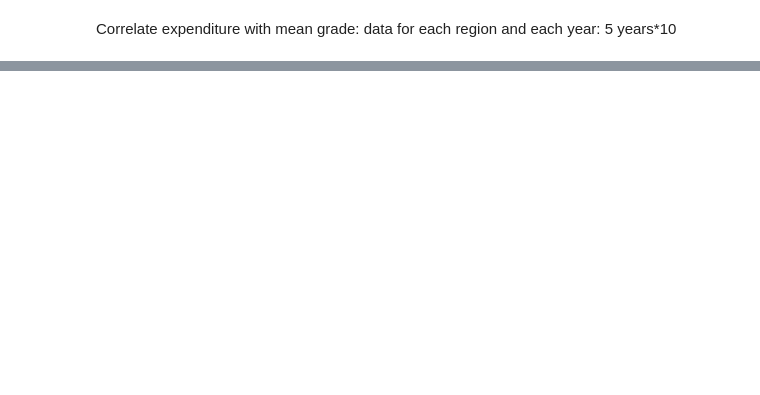
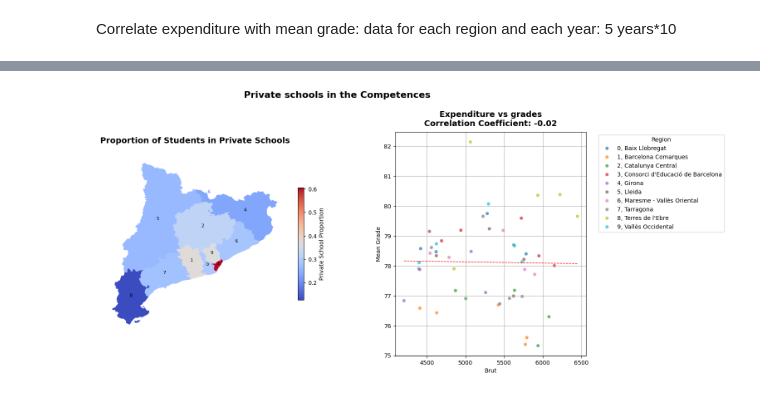
Before and after one commit to edejuan2002/avdm_Competecies, a Jupyter notebook: Eduardo/ed_approach.ipynb, the cells around one changed output, grey strips where cells are left out. Drawn from its saved outputs; the diff is of its cells as text; code cells hidden in the pictures; blank space fills up the shorter version.

```diff
--- a/Eduardo/ed_approach.ipynb
+++ b/Eduardo/ed_approach.ipynb
@@ -492,0 +344,77 @@ RangeIndex(start=0, stop=4160, step=1)
+# %%
+# Define the figure and grid layout
+fig = plt.figure(figsize=(15, 7))
+gs = fig.add_gridspec(1, 2, width_ratios=[1.2, 1], wspace=0.3)  # Adjust width ratios and spacing
+
+# --- Plot 1: Map ---
+ax1 = fig.add_subplot(gs[0, 0])
+
+# Proportion map
+proportions2 = proportions.merge(regions, on='area_territorial')
+proportions_gdf = gpd.GeoDataFrame(proportions2, geometry='geometry')
+
+proportions_gdf.plot(
+    column='Privat',
+    ax=ax1,
+    legend=True,
+    cmap='coolwarm',
+    missing_kwds={"color": "lightgrey", "label": "No data"},
+    legend_kwds={'shrink': 0.5, 'label': 'Private School Proportion'}
+)
+
+# Add region codes as text on the map
+for idx, row in proportions_gdf.iterrows():
+    ax1.text(row.geometry.centroid.x, row.geometry.centroid.y,
+             row['code'], fontsize=8, ha='center', color='black')
+
+# Customize title and remove axes
+ax1.set_title('Proportion of Students in Private Schools',
+              fontsize=14, fontweight='bold', pad=10)
+ax1.axis('off')
+
+# --- Plot 2: Scatter Plot ---
+ax2 = fig.add_subplot(gs[0, 1])
+
+
+# Calculate the correlation coefficient
+corr_coeff = np.corrcoef(df_corrs2['brut_per_alumne'], df_corrs2['mean_grade'])[0, 1]
+
+# Scatter plot with regression line
+sns.scatterplot(
+    data=df_corrs2,
+    x='brut_per_alumne',
+    y='mean_grade',
+    hue='area_territorial',
+    alpha=0.7,
+    ax=ax2
+)
+
+# Add the regression line with thinner and dashed style
+sns.regplot(
+    data=df_corrs2,
+    x='brut_per_alumne',
+    y='mean_grade',
+    scatter=False,
+    color='red',
+    ci=None,
+    line_kws={'linestyle': '--', 'linewidth': 1}  # Dashed line and thinner width
+)
+
+
+# Customize scatter plot
+ax2.set_title(f'Expenditure vs grades\nCorrelation Coefficient: {corr_coeff:.2f}', fontsize=14, fontweight='bold', pad=10)
+ax2.set_xlabel('Brut')
+ax2.set_ylabel('Mean Grade')
+ax2.grid(True)
+
+# Move the legend outside
+ax2.legend(title='Region', bbox_to_anchor=(1.05, 1), loc='upper left')
+
+# --- Final Layout Adjustments ---
+plt.suptitle('Private schools in the Competences', fontsize=16, fontweight='bold', y=1.02)
+plt.tight_layout()
+
+# Show the combined figure
+plt.show()
+# %% [output]
+[figure, added]
```
Also changed, not shown: parts of 20 cells of this notebook.
